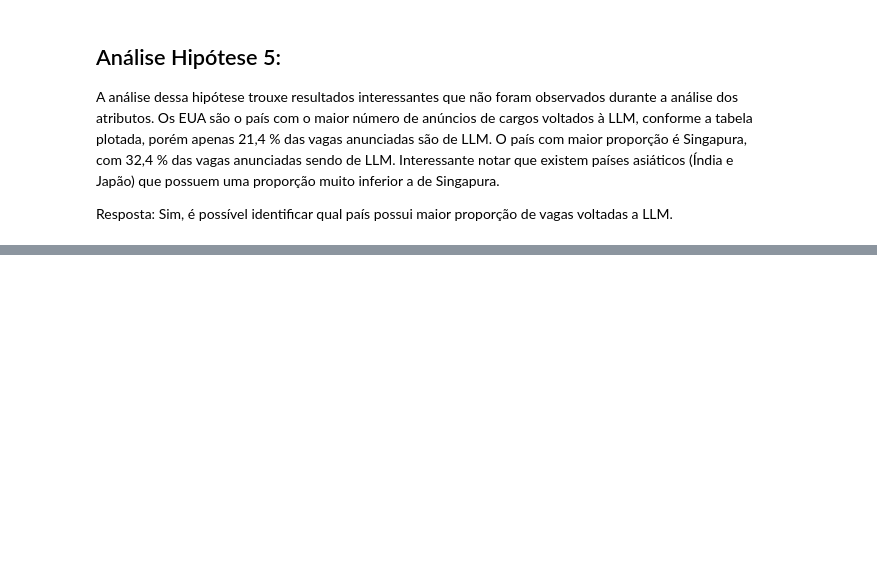
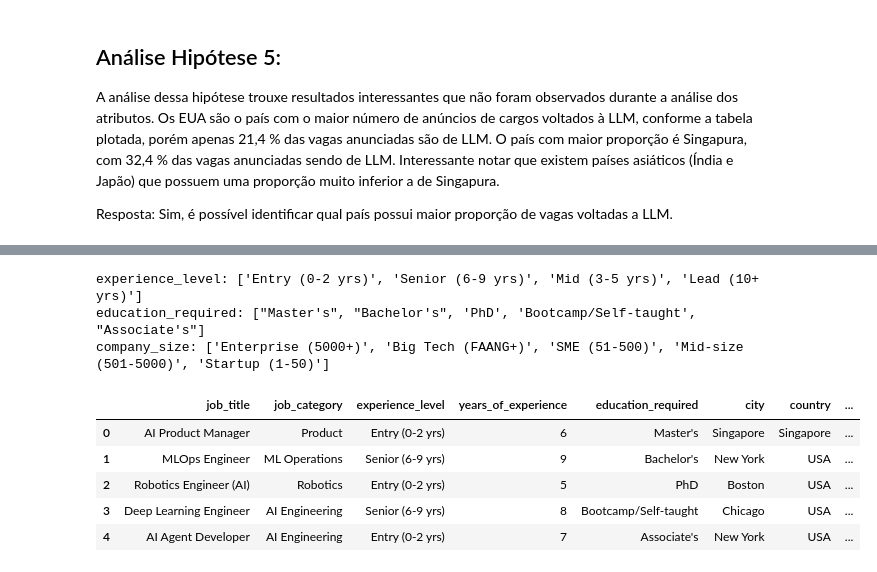
Before and after one commit to LucasDSF7/Data-Analysis-Puc-Rio, a Jupyter notebook: mvp/ia_jobs_market.ipynb, the cells around one changed output, grey strips where cells are left out. Drawn from its saved outputs; the diff is of its cells as text; code cells hidden in the pictures; blank space fills up the shorter version.

```diff
--- a/mvp/ia_jobs_market.ipynb
+++ b/mvp/ia_jobs_market.ipynb
@@ -732,0 +783,5 @@ Resposta: Sim, é possível identificar qual país possui maior proporção de v
+# %%
+df_copy.drop(columns=['posting_date'], inplace=True)
+# Separar features (X) e target (y)
+X = df_copy.drop('annual_salary_usd', axis=1)
+y = df_copy['annual_salary_usd']
@@ -732,0 +824,18 @@ Resposta: Sim, é possível identificar qual país possui maior proporção de v
+# %%
+print(f'experience_level: {list(X_train["experience_level"].unique())}')
+print(f'education_required: {list(X_train["education_required"].unique())}')
+print(f'company_size: {list(X_train["company_size"].unique())}')
+# %% [output]
+experience_level: ['Entry (0-2 yrs)', 'Senior (6-9 yrs)', 'Mid (3-5 yrs)', 'Lead (10+ yrs)']
+education_required: ["Master's", "Bachelor's", 'PhD', 'Bootcamp/Self-taught', "Associate's"]
+company_size: ['Enterprise (5000+)', 'Big Tech (FAANG+)', 'SME (51-500)', 'Mid-size (501-5000)', 'Startup (1-50)']
+# %%
+# Antes do encoding
+X_train.head()
+# %% [output]
+|  | job_title | job_category | experience_level | years_of_experience | education_required | city | country | ... |
+| 0 | AI Product Manager | Product | Entry (0-2 yrs) | 6 | Master's | Singapore | Singapore | ... |
+| 1 | MLOps Engineer | ML Operations | Senior (6-9 yrs) | 9 | Bachelor's | New York | USA | ... |
+| 2 | Robotics Engineer (AI) | Robotics | Entry (0-2 yrs) | 5 | PhD | Boston | USA | ... |
+| 3 | Deep Learning Engineer | AI Engineering | Senior (6-9 yrs) | 8 | Bootcamp/Self-taught | Chicago | USA | ... |
+| 4 | AI Agent Developer | AI Engineering | Entry (0-2 yrs) | 7 | Associate's | New York | USA | ... |
```
Also changed, not shown: parts of 21 cells of this notebook.
